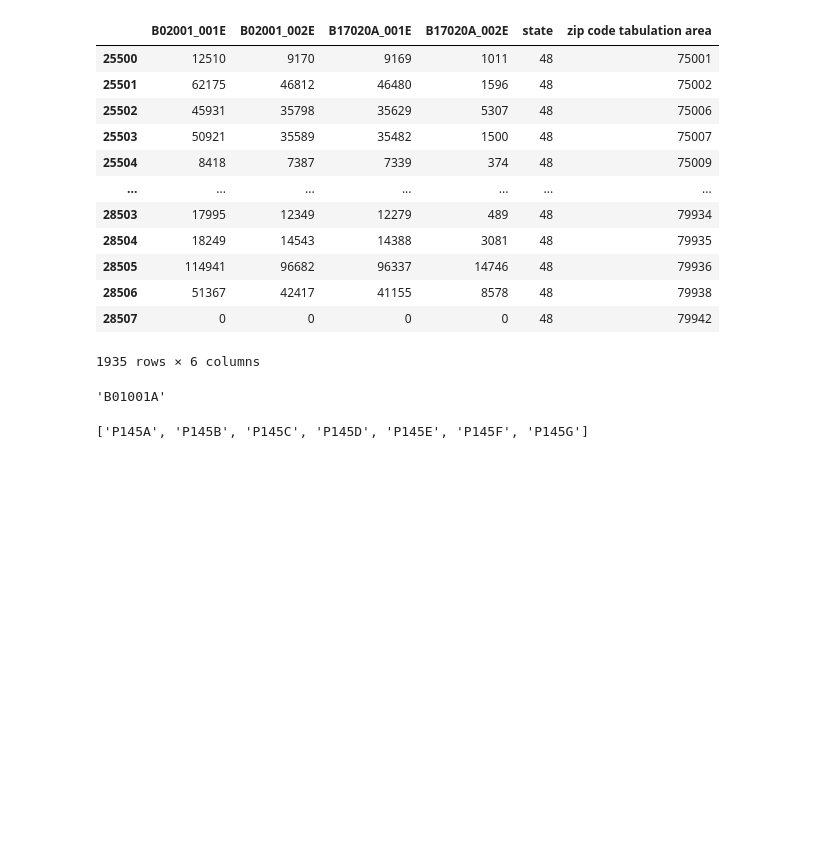
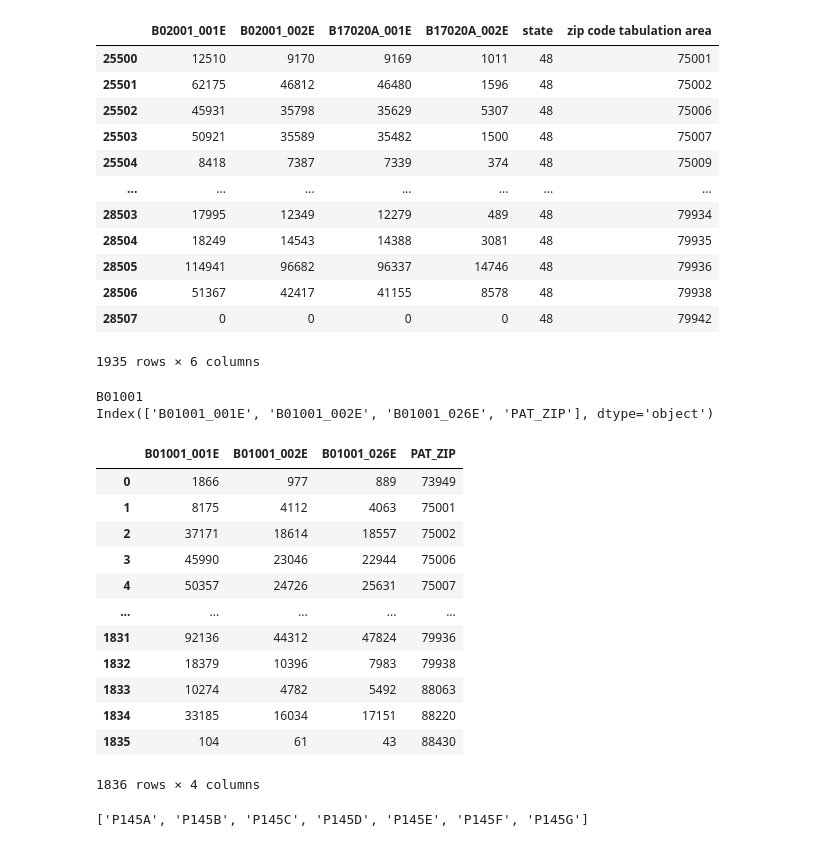
Before and after one commit to mi3nts/environmentalSocialHealth, a Jupyter notebook: census/censusCollection.ipynb, the cells around one changed output. Saved outputs shown, nothing was run; the diff lists cells and outputs as text; code cells hidden in the pictures; blank space fills up the shorter version.

```diff
--- a/census/censusCollection.ipynb
+++ b/census/censusCollection.ipynb
@@ -138,7 +108,7 @@ def switch_last_2(lst):
 # %%
 switch_last_and_second_to_last(dec_vars)
 # %%
-base_var_name = 'P145A'
+base_var_name = 'P008'
 dec_vars = sorted([i for i in dec_conn.variables.index if i.startswith(base_var_name) ]) #and (i.endswith('002') or i.endswith('001'))])
 # dec_vars = dec_vars
 # dec_vars = dec_vars[1:18]
@@ -353,7 +307,7 @@ df.sort_values('zip code tabulation area')
 | 28507 | 0 | 0 | 0 | 0 | 48 | 79942 |
 1935 rows × 6 columns
 # %%
-def mergeZipCode(df_census, label_dict, survey, year, code):
+def mergeZipCode(df_census, label_dict, survey, year, code=None):
     print(list(label_dict.items())[0][1].split('_')[0])
     df_census = df_census.rename(columns={
         'zip code tabulation area': 'PAT_ZIP'
@@ -364,15 +318,41 @@ def mergeZipCode(df_census, label_dict, survey, year, code):
 
     df_census = df_census.merge(tx_zip['PAT_ZIP'], on='PAT_ZIP')
     if 'state' in df_census.columns:
-        df_census = df_census.drop('state|',axis=1)
+        df_census = df_census.drop('state',axis=1)
     # df_census.to_csv(f'../assets/census/{survey}_{year}_{list(label_dict.items())[0][1].split("_")[0]}.csv', index=False)
     # df_census.to_csv(f'../assets/census/{survey}_{year}_B01001H.csv', index=False)
-    df_census.to_csv(f'../assets/census/{survey}_{year}_B01001I.csv', index=False)
+    print(df_census.columns)
+    for column in df_census.columns[:3]:
+        df_census.loc[:,['PAT_ZIP']+[column]].to_csv(f'../assets/census/{survey}_{year}_{column}.csv', index=False)
+    # df_census.to_csv(f'../assets/census/{survey}_{year}_B01001.csv', index=False)
     return df_census
-# %%
-acs_vars[0].split('_')[0]
-# %% [output]
-'B01001A'
+# %%
+dec_pop_vars = sorted([i for i in dec_conn.variables.index if i in ['P008001','P008002','P008041'] ])
+temp_df = getDecennialData(dec_pop_vars)
+# %%
+pop_dict = {
+    'P008001': 'B01001_001E',
+    'P008002': 'B01001_002E',
+    'P008041': 'B01001_026E'
+}
+# %%
+mergeZipCode(temp_df, pop_dict, 'DEC','2000')
+# %% [output]
+B01001
+Index(['B01001_001E', 'B01001_002E', 'B01001_026E', 'PAT_ZIP'], dtype='object')
+|  | B01001_001E | B01001_002E | B01001_026E | PAT_ZIP |
+| 0 | 1866 | 977 | 889 | 73949 |
+| 1 | 8175 | 4112 | 4063 | 75001 |
+| 2 | 37171 | 18614 | 18557 | 75002 |
+| 3 | 45990 | 23046 | 22944 | 75006 |
+| 4 | 50357 | 24726 | 25631 | 75007 |
+| ... | ... | ... | ... | ... |
+| 1831 | 92136 | 44312 | 47824 | 79936 |
+| 1832 | 18379 | 10396 | 7983 | 79938 |
+| 1833 | 10274 | 4782 | 5492 | 88063 |
+| 1834 | 33185 | 16034 | 17151 | 88220 |
+| 1835 | 104 | 61 | 43 | 88430 |
+1836 rows × 4 columns
 # %%
 letters_list = ['A','B','C','D','E','F','G']
 age_var_list = [f'P145{i}' for i in letters_list]
```
Also changed, not shown: parts of 6 cells of this notebook, 7 other files.
